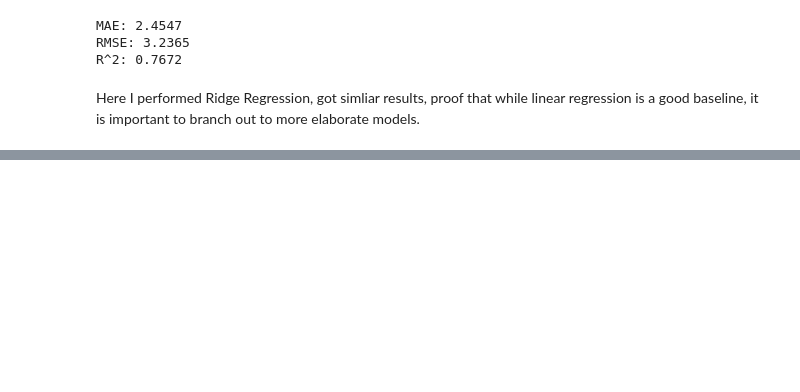
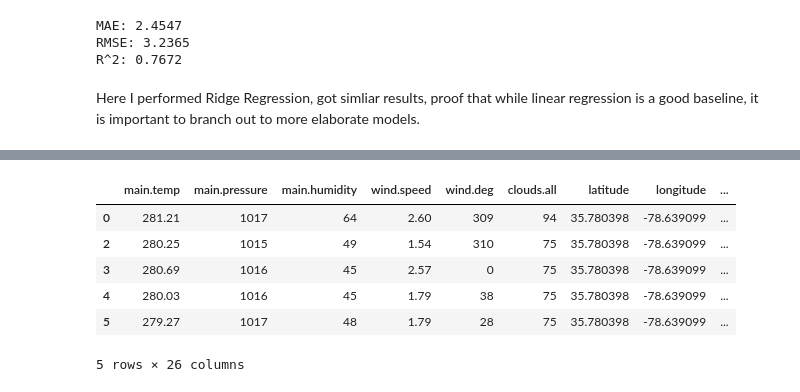
Before and after one commit to Blansha2/CSE_404_Repo, a Jupyter notebook: CSE_404_Project.ipynb, the cells around one changed output, grey strips where cells are left out. Saved outputs shown, nothing was run; the diff lists cells and outputs as text; code cells hidden in the pictures; blank space fills up the shorter version.

```diff
--- a/CSE_404_Project.ipynb
+++ b/CSE_404_Project.ipynb
@@ -387,0 +583,11 @@ Here I performed Ridge Regression, got simliar results, proof that while linear
+# %%
+df_raleigh = df[df['city'] == 'Raleigh,NC,US']
+df_raleigh.head()
+# %% [output]
+|  | main.temp | main.pressure | main.humidity | wind.speed | wind.deg | clouds.all | latitude | longitude | ... |
+| 0 | 281.21 | 1017 | 64 | 2.60 | 309 | 94 | 35.780398 | -78.639099 | ... |
+| 2 | 280.25 | 1015 | 49 | 1.54 | 310 | 75 | 35.780398 | -78.639099 | ... |
+| 3 | 280.69 | 1016 | 45 | 2.57 | 0 | 75 | 35.780398 | -78.639099 | ... |
+| 4 | 280.03 | 1016 | 45 | 1.79 | 38 | 75 | 35.780398 | -78.639099 | ... |
+| 5 | 279.27 | 1017 | 48 | 1.79 | 28 | 75 | 35.780398 | -78.639099 | ... |
+5 rows × 26 columns
```
Also changed, not shown: parts of 30 cells of this notebook.
